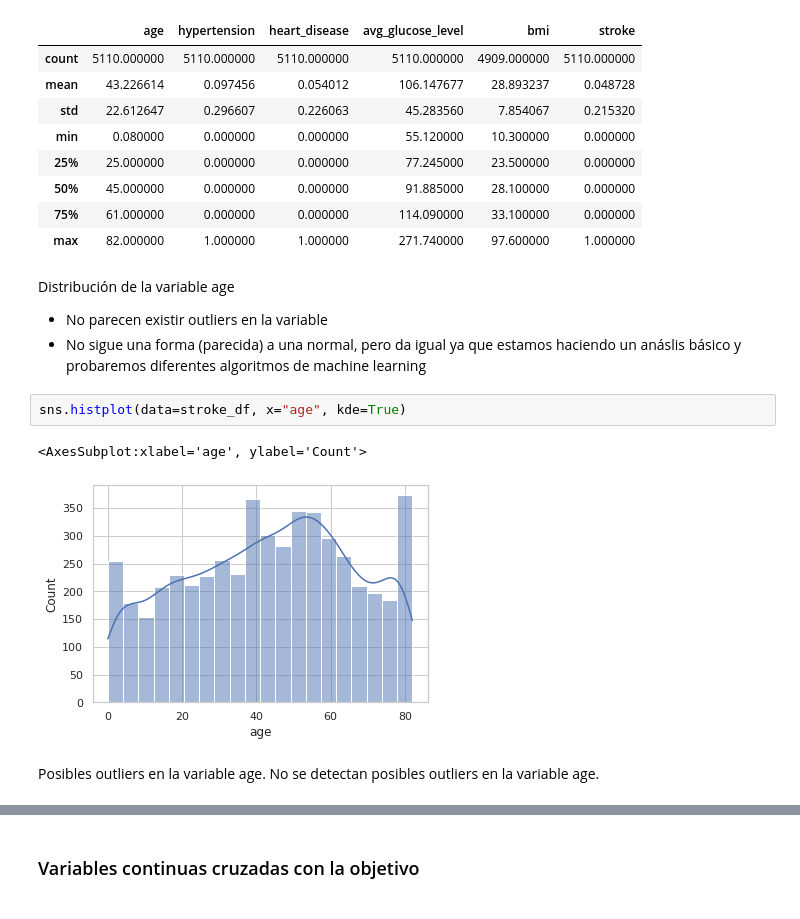
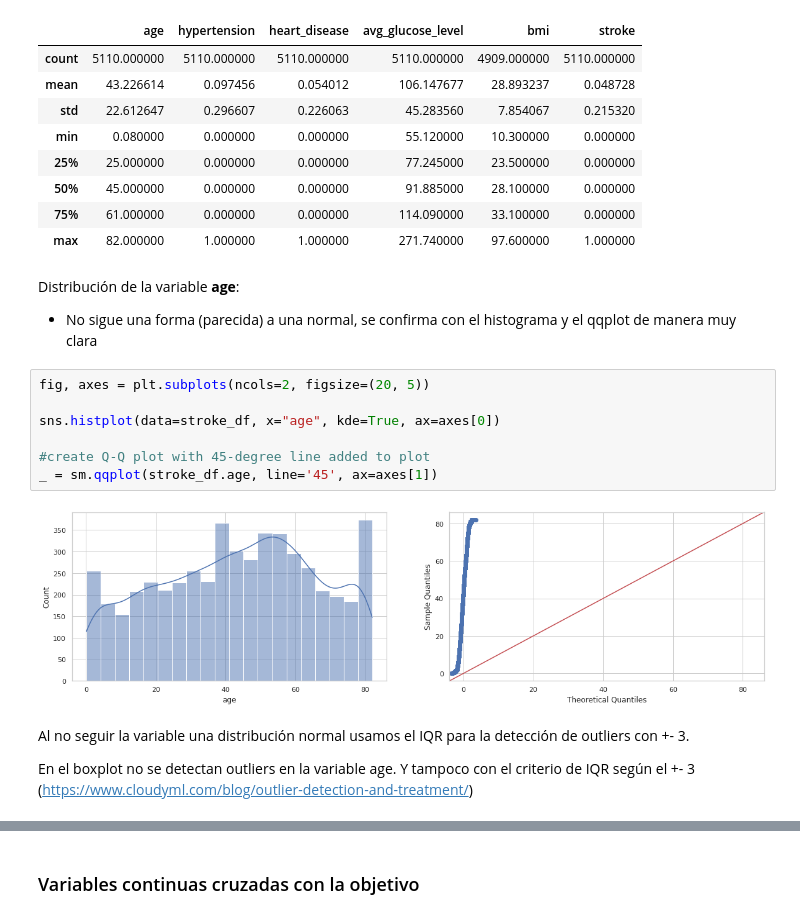
Before and after one commit to sumitkumarjethani/Stroke-Prediction, a Jupyter notebook: exploratory-data-analysis.ipynb, the cells around one changed output, grey strips where cells are left out. Cells and saved outputs as stored; diff of their text form.

Commit message:
Outliers and missing data treatment decided

```diff
--- a/exploratory-data-analysis.ipynb
+++ b/exploratory-data-analysis.ipynb
@@ -109,13 +112,18 @@ stroke_df.describe()
 | 75% | 61.000000 | 0.000000 | 0.000000 | 114.090000 | 33.100000 | 0.000000 |
 | max | 82.000000 | 1.000000 | 1.000000 | 271.740000 | 97.600000 | 1.000000 |
 # %% [markdown]
-Distribución de la variable age
-- No parecen existir outliers en la variable
-- No sigue una forma (parecida) a una normal, pero da igual ya que estamos haciendo un anáslis básico y probaremos diferentes algoritmos de machine learning
+Distribución de la variable **age**:
+- No sigue una forma (parecida) a una normal, se confirma con el histograma y el qqplot de manera muy clara
-# %%
-sns.histplot(data=stroke_df, x="age", kde=True)
-# %% [output]
-<AxesSubplot:xlabel='age', ylabel='Count'>
-[figure, removed]
-# %% [markdown]
-Posibles outliers en la variable age. No se detectan posibles outliers en la variable age.
+# %%
+fig, axes = plt.subplots(ncols=2, figsize=(20, 5))
+
+sns.histplot(data=stroke_df, x="age", kde=True, ax=axes[0])
+
+#create Q-Q plot with 45-degree line added to plot
+_ = sm.qqplot(stroke_df.age, line='45', ax=axes[1])
+# %% [output]
+[figure, added]
+# %% [markdown]
+Al no seguir la variable una distribución normal usamos el IQR para la detección de outliers con +- 3.
+
+En el boxplot no se detectan outliers en la variable age. Y tampoco con el criterio de IQR según el +- 3 (https://www.cloudyml.com/blog/outlier-detection-and-treatment/)
```
Also changed, not shown: parts of 23 cells of this notebook.
